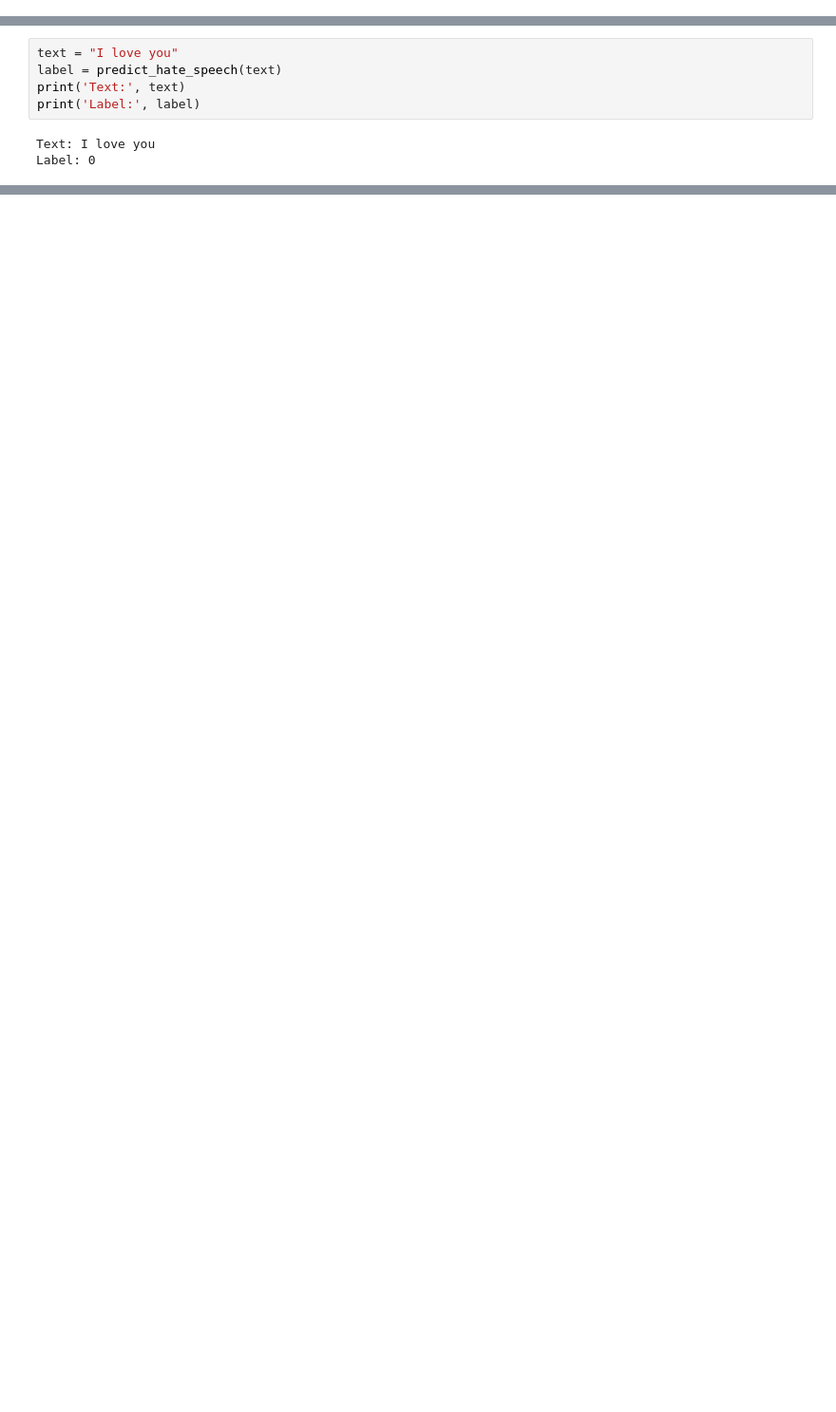
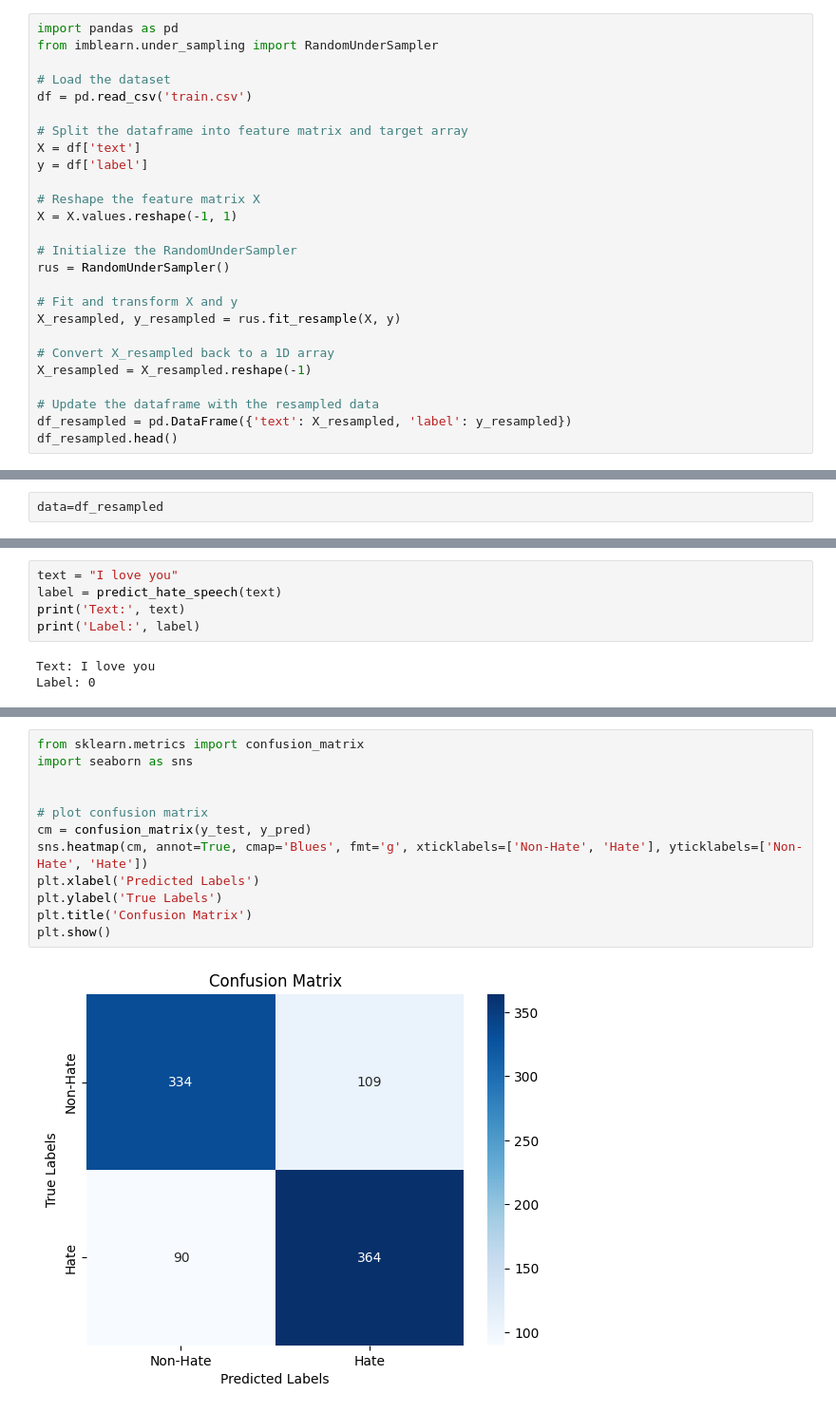
Before and after one commit to mufid2003/Hate-Speech-Detection, a Jupyter notebook: Hate Speech Detection model.ipynb, the cells around one changed output, grey strips where cells are left out. Shown at 95% size. Cells and saved outputs as stored; diff of their text form; blank space fills up the shorter version.

```diff
--- a/Hate Speech Detection model.ipynb
+++ b/Hate Speech Detection model.ipynb
@@ -36,0 +52,26 @@ def preprocess_text(text):
+# %%
+import pandas as pd
+from imblearn.under_sampling import RandomUnderSampler
+
+# Load the dataset
+df = pd.read_csv('train.csv')
+
+# Split the dataframe into feature matrix and target array
+X = df['text']
+y = df['label']
+
+# Reshape the feature matrix X
+X = X.values.reshape(-1, 1)
+
+# Initialize the RandomUnderSampler
+rus = RandomUnderSampler()
+
+# Fit and transform X and y
+X_resampled, y_resampled = rus.fit_resample(X, y)
+
+# Convert X_resampled back to a 1D array
+X_resampled = X_resampled.reshape(-1)
+
+# Update the dataframe with the resampled data
+df_resampled = pd.DataFrame({'text': X_resampled, 'label': y_resampled})
+df_resampled.head()
@@ -37,3 +91,5 @@ def preprocess_text(text):
+# %%
+data=df_resampled
 # %%
 # Preprocess the data
 data['text'] = data['text'].apply(preprocess_text)
@@ -105,0 +171,14 @@ Label: 0
+# %%
+from sklearn.metrics import confusion_matrix
+import seaborn as sns
+
+
+# plot confusion matrix
+cm = confusion_matrix(y_test, y_pred)
+sns.heatmap(cm, annot=True, cmap='Blues', fmt='g', xticklabels=['Non-Hate', 'Hate'], yticklabels=['Non-Hate', 'Hate'])
+plt.xlabel('Predicted Labels')
+plt.ylabel('True Labels')
+plt.title('Confusion Matrix')
+plt.show()
+# %% [output]
+[figure, added]
```
Also changed, not shown: parts of 11 cells of this notebook, 2 other files.
